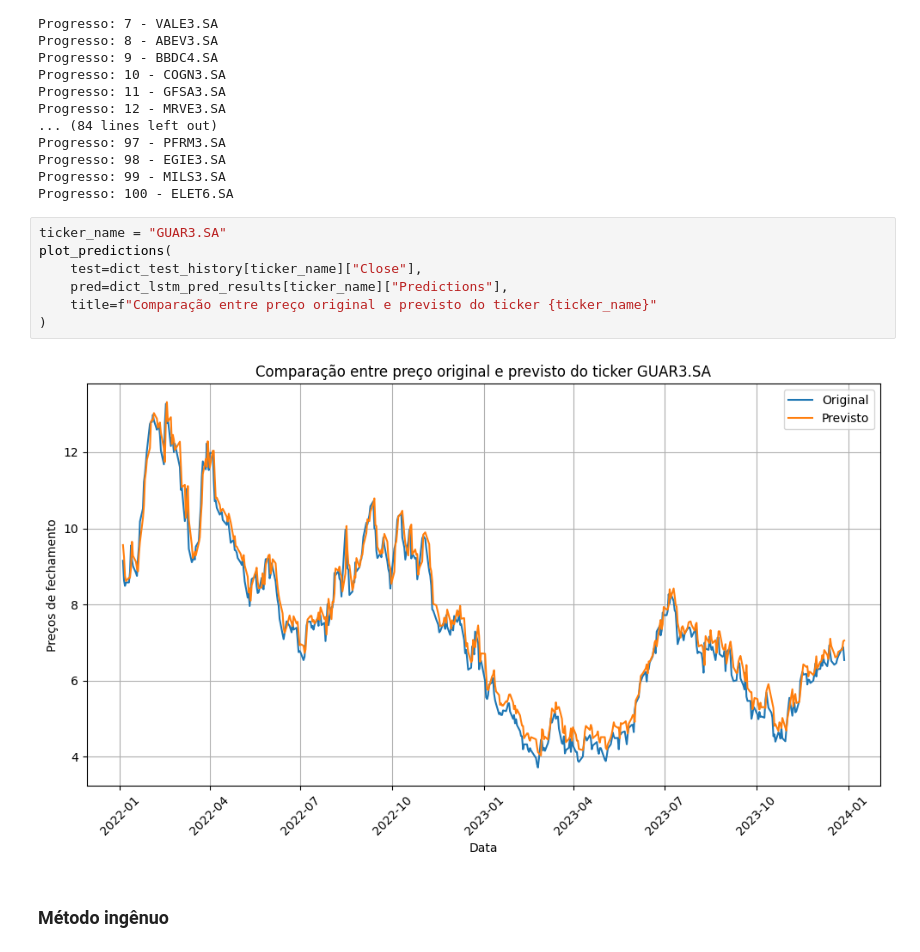
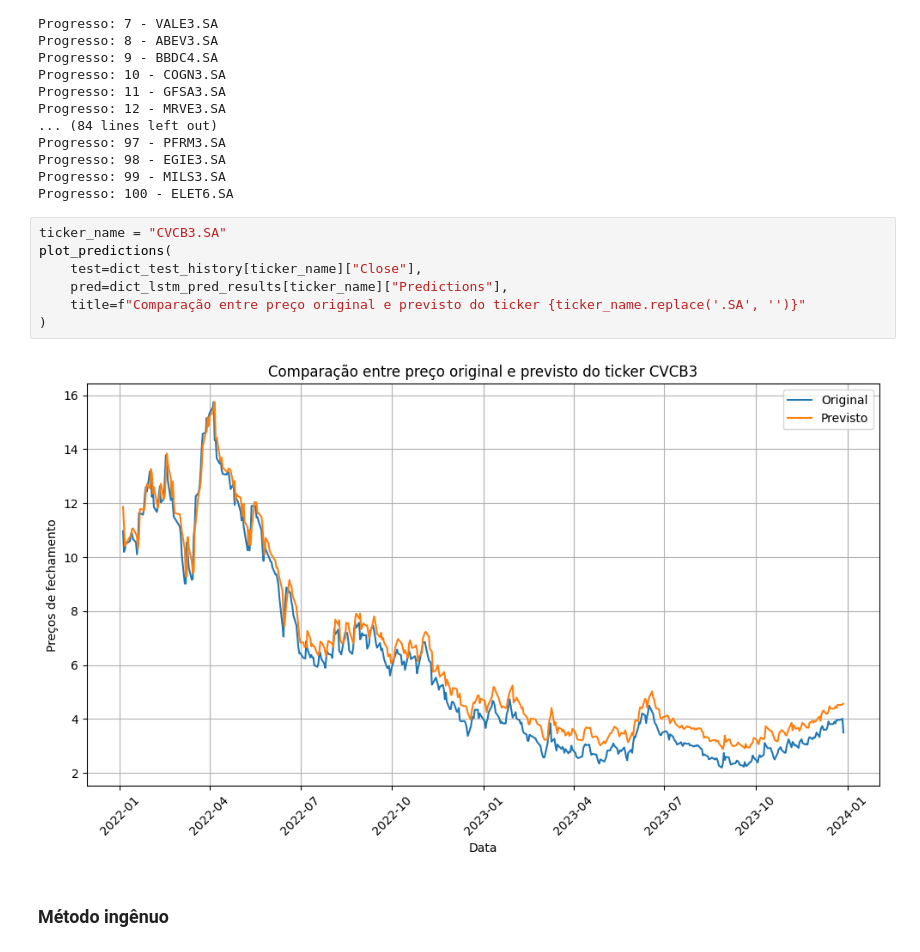
Before and after one commit to KayoRBC/TCC, a Jupyter notebook: notebook.ipynb, the cells around one changed output. Cells and saved outputs as stored; diff of their text form.

Commit message:
refactor(Graficos): retira .SA no nome do ticker nos graficos

```diff
--- a/notebook.ipynb
+++ b/notebook.ipynb
@@ -607,14 +607,14 @@ Progresso: 98 - EGIE3.SA
 Progresso: 99 - MILS3.SA
 Progresso: 100 - ELET6.SA
 # %%
-ticker_name = "GUAR3.SA"
+ticker_name = "CVCB3.SA"
 plot_predictions(
     test=dict_test_history[ticker_name]["Close"],
     pred=dict_lstm_pred_results[ticker_name]["Predictions"],
-    title=f"Comparação entre preço original e previsto do ticker {ticker_name}"
+    title=f"Comparação entre preço original e previsto do ticker {ticker_name.replace('.SA', '')}"
 )
 # %% [output]
-[figure, old version]
+[figure, new version]
 # %% [markdown]
 ### Método ingênuo
 # %%
```
Also changed, not shown: parts of 3 cells of this notebook.
